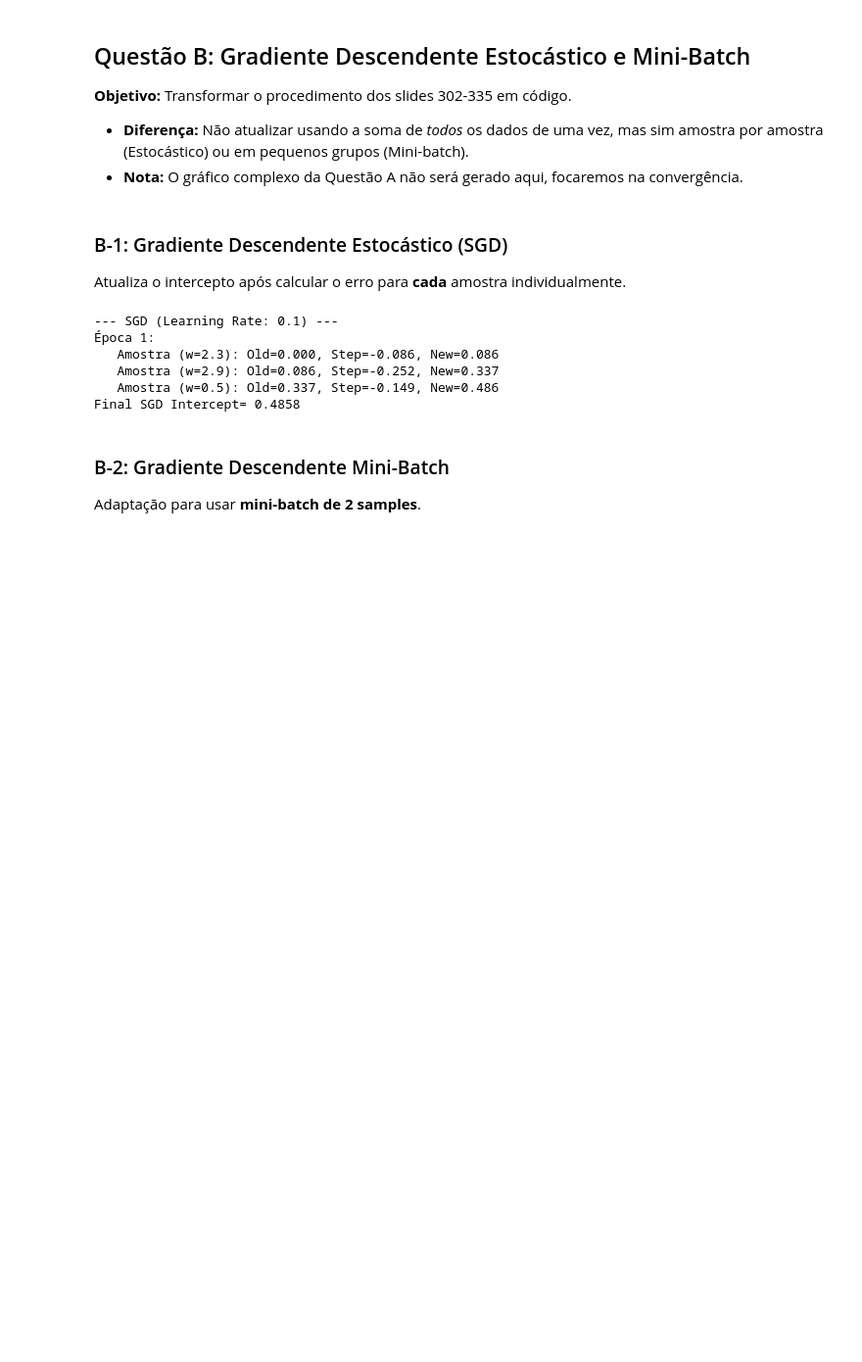
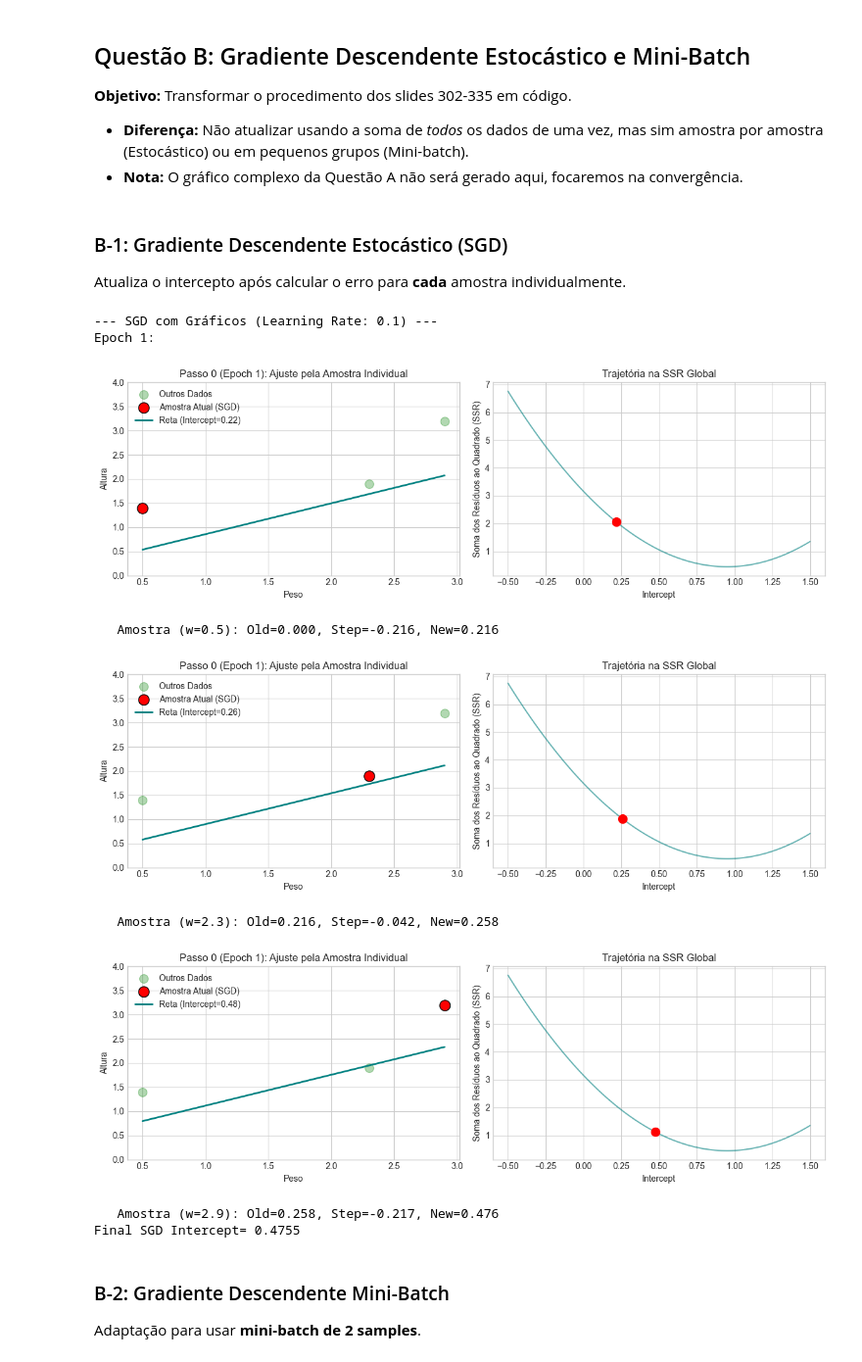
Before and after one commit to ofranbraga/atividades_matematica_computacional, a Jupyter notebook: atividade_2.ipynb, the cells around one changed output. Shown at 98% size. Saved outputs shown, nothing was run; the diff lists cells and outputs as text; code cells hidden in the pictures; blank space fills up the shorter version.

Commit message:
implementado os graficos da questao B

```diff
--- a/atividade_2.ipynb
+++ b/atividade_2.ipynb
@@ -131,44 +131,88 @@ Atualiza o intercepto após calcular o erro para **cada** amostra individualment
 # %%
 def run_sgd(learning_rate=0.1, epochs=5):
     weights = np.array([0.5, 2.3, 2.9])
     heights = np.array([1.4, 1.9, 3.2])
+
     slope_fixed = 0.64
     intercept = 0.0
 
-    print(f"--- SGD (Learning Rate: {learning_rate}) ---")
+    intercept_vals = np.linspace(-0.5, 1.5, 100)
+    ssr_vals = []
+    for i in intercept_vals:
+        predicted = i + slope_fixed * weights
+        residuals = heights - predicted
+        ssr_vals.append(np.sum(residuals**2))
+
+    print(f"--- SGD com Gráficos (Learning Rate: {learning_rate}) ---")
+
+    step_count = 0
 
     for epoch in range(epochs):
         indices = np.arange(len(weights))
         np.random.shuffle(indices)
 
-        print(f"Época {epoch+1}:")
+        print(f"Epoch {epoch+1}:")
 
         for i in indices:
-            w = weights[i]
-            h = heights[i]
+            #vai selecionar apenas uma amostra
+            w_sample = weights[i]
+            h_sample = heights[i]
 
-            pred = intercept + slope_fixed * w
+            pred_sample = intercept + slope_fixed * w_sample
 
-            derivative = -2 * (h - pred)
+            derivative = -2 * (h_sample - pred_sample)
 
             step_size = derivative * learning_rate
 
             old_intercept = intercept
             intercept = intercept - step_size
 
-            print(f"   Amostra (w={w}): Old={old_intercept:.3f}, Step={step_size:.3f}, New={intercept:.3f}")
+            #VISUALIZACAO
+            fig, axes = plt.subplots(1, 2, figsize=(12, 4))
+
+            #grafico da reta de regressão
+            axes[0].scatter(weights, heights, color='green', s=100, alpha=0.3, label='Outros Dados')#reta de regressão
+            axes[0].scatter([w_sample], [h_sample], color='red', s=150, edgecolors='black', label='Amostra Atual (SGD)')#destaca o ponto atual usado no SGD
+
+            #rreta atual
+            predicted_all = intercept + slope_fixed * weights
+            axes[0].plot(weights, predicted_all, color='teal', linewidth=2, label=f'Reta (Intercept={intercept:.2f})')
+
+            axes[0].set_title(f"Passo {step_count} (Epoch {epoch+1}): Ajuste pela Amostra Individual")
+            axes[0].set_xlabel("Peso")
+            axes[0].set_ylabel("Altura")
+            axes[0].legend()
+            axes[0].set_ylim(0, 4)
+
+            #gráfico da curva de custo
+            current_total_ssr = np.sum((heights - (intercept + slope_fixed * weights))**2)
+
+            axes[1].plot(intercept_vals, ssr_vals, color='teal', alpha=0.6)
+            axes[1].scatter(intercept, current_total_ssr, color='red', s=100, zorder=5)
+
+            axes[1].set_title(f"Trajetória na SSR Global")
+            axes[1].set_xlabel("Intercept")
+            axes[1].set_ylabel("Soma dos Resíduos ao Quadrado (SSR)")
+
+            plt.tight_layout()
+            plt.show()
+
+            print(f"   Amostra (w={w_sample}): Old={old_intercept:.3f}, Step={step_size:.3f}, New={intercept:.3f}")
 
         return intercept
 
 final_intercept_sgd = run_sgd()
 print(f"Final SGD Intercept= {final_intercept_sgd:.4f}")
 # %% [output]
---- SGD (Learning Rate: 0.1) ---
-Época 1:
-   Amostra (w=2.3): Old=0.000, Step=-0.086, New=0.086
-   Amostra (w=2.9): Old=0.086, Step=-0.252, New=0.337
-   Amostra (w=0.5): Old=0.337, Step=-0.149, New=0.486
-Final SGD Intercept= 0.4858
+--- SGD com Gráficos (Learning Rate: 0.1) ---
+Epoch 1:
+[figure, added]
+   Amostra (w=0.5): Old=0.000, Step=-0.216, New=0.216
+[figure, added]
+   Amostra (w=2.3): Old=0.216, Step=-0.042, New=0.258
+[figure, added]
+   Amostra (w=2.9): Old=0.258, Step=-0.217, New=0.476
+Final SGD Intercept= 0.4755
 # %% [markdown]
 ### B-2: Gradiente Descendente Mini-Batch
 Adaptação para usar **mini-batch de 2 samples**.
```
Also changed, not shown: parts of 2 cells of this notebook.
